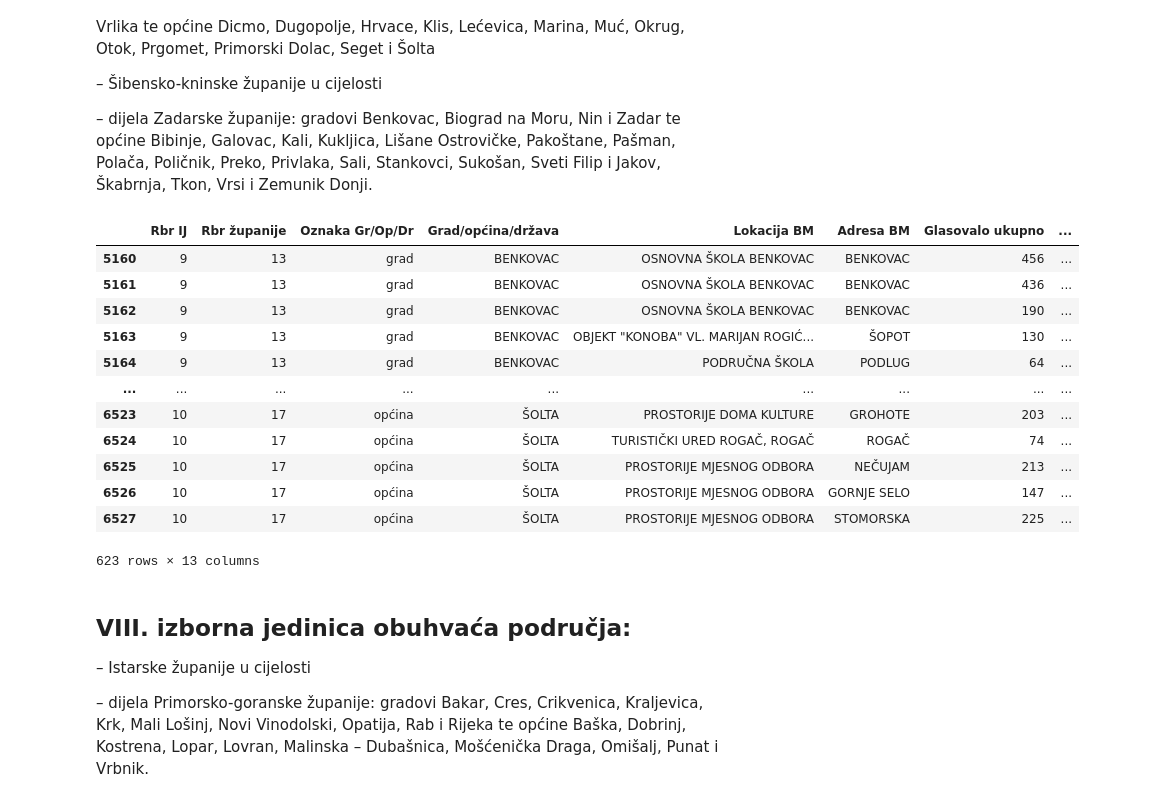
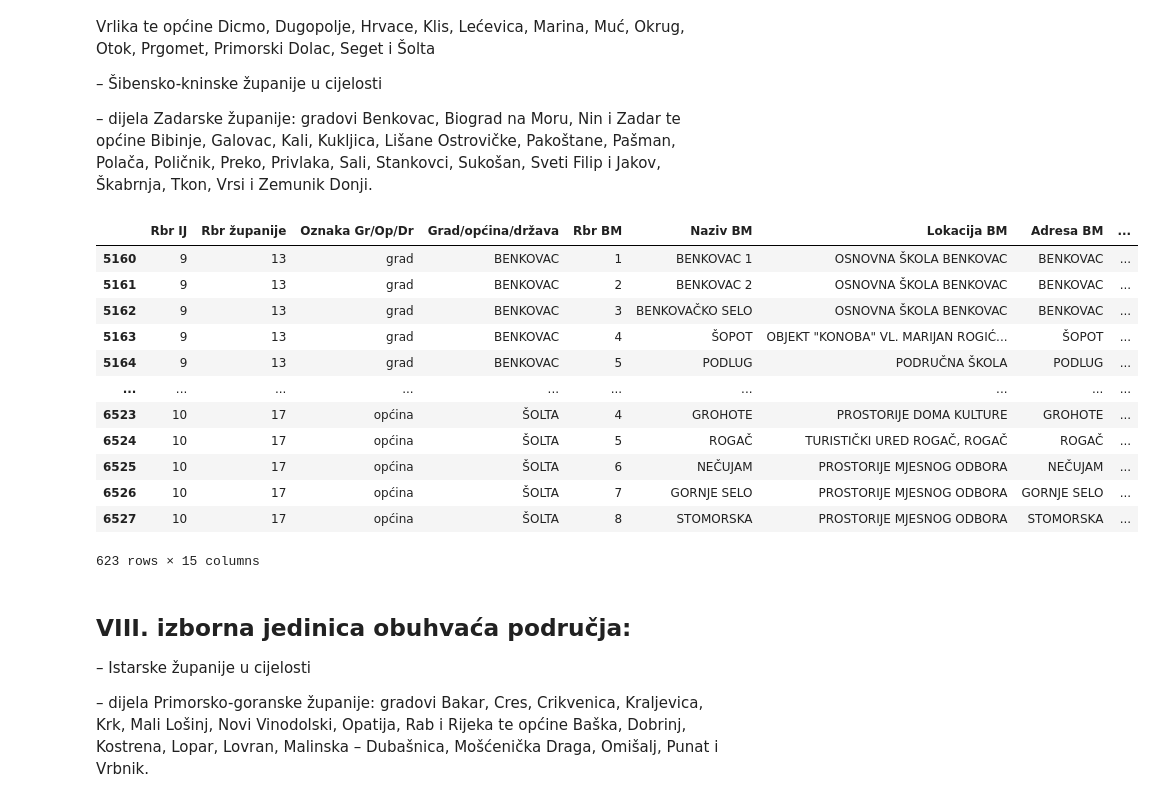
Before and after one commit to anaterovic/AIElections, a Jupyter notebook: preraspodjela-birackih/preraspodjela.ipynb, the cells around one changed output. Cells and saved outputs as stored; diff of their text form; code cells hidden in the pictures.

```diff
--- a/preraspodjela-birackih/preraspodjela.ipynb
+++ b/preraspodjela-birackih/preraspodjela.ipynb
@@ -4,38 +4,52 @@ from tqdm import tqdm
 from typing import List, Dict
 # %%
 PATH_20 = "../data/previous-elections/rezultati_2020/Excel/" #+ "02_01.xlsx"
+# PATH_16 = "../data/previous-elections/rezultati_2016/Excel/" #+ "001_00.xlsx"
+# PATH_15 = "../data/previous-elections/rezultati_2015/Excel/" #+ "02_01.xlsx"
 
 def get_data_ii(i):
     if i < 10:
         i = "0" + str(i)
     data_20 = pd.DataFrame(pd.read_excel(PATH_20 + "02_"+str(i)+".xlsx"))
-    return data_20
+    # data_16 = pd.DataFrame(pd.read_excel(PATH_16 + "0"+str(i)+"_00.xlsx"))
+    # data_15 = pd.DataFrame(pd.read_excel(PATH_15 + "02_"+str(i)+".xlsx"))
+    return data_20#, data_16, data_15
 
 def get_all_data():
     dataframes_20 = []
+    # dataframes_16 = []
+    # dataframes_15 = []
     id2zupanija = {}
 
     for i in tqdm(range (1,11)):
+        # data_20, data_16, data_15 = get_data_ii(i)
         data_20 = get_data_ii(i)
         #remove first row and last 3 rows
         #data_11 = data_11.iloc[1:-3]
 
-        data_20 = data_20.filter(regex=r"Rbr IJ|Rbr.županije|Županija|Oznaka Gr/Op/Dr|Grad/općina/država|Rbr BM|Naziv BM|Lokacija BM|Adresa BM|^Glasovalo birača \(po listićima\)$|SDP|HDZ|MOST|DOMOVINSKI POKRET|MOŽEMO", axis=1)
+        data_20 = data_20.filter(regex=r"Rbr IJ|Rbr.županije|Županija|Oznaka Gr/Op/Dr|Grad/općina/država|Rbr BM|Naziv BM|Lokacija BM|Adresa BM|^Važeći listići$|SDP|HDZ|MOST|DOMOVINSKI POKRET|MOŽEMO", axis=1)
+        # data_16 = data_16.filter(regex=r"Rbr IJ|Rbr.županije|Županija|Oznaka Gr/Op/Dr|Grad/općina/država|Rbr BM|Naziv BM|Lokacija BM|Adresa BM|^Važeći listići$|SDP|HDZ|MOST", axis=1)
+        # data_15 = data_15.filter(regex=r"Rbr IJ|Rbr.županije|Županija|Oznaka Gr/Op/Dr|Grad/općina/država|Rbr BM|Naziv BM|Lokacija BM|Adresa BM|^Važeći listići$|SDP|HDZ|MOST", axis=1)
 
-        data_20.columns = ["Rbr IJ", "Rbr županije", "Županija", "Oznaka Gr/Op/Dr", "Grad/općina/država", "Rbr BM", "Naziv BM", "Lokacija BM", "Adresa BM","Glasovalo ukupno","MOST", "MOŽEMO", "DP", "HDZ", "SDP"]
+        data_20.columns = ["Rbr IJ", "Rbr županije", "Županija", "Oznaka Gr/Op/Dr", "Grad/općina/država", "Rbr BM", "Naziv BM", "Lokacija BM", "Adresa BM", "Glasovalo ukupno","MOST", "MOŽEMO", "DP", "HDZ", "SDP"]
+        # data_16.columns = ["Rbr IJ", "Rbr županije", "Županija", "Oznaka Gr/Op/Dr", "Grad/općina/država", "Rbr BM", "Naziv BM", "Lokacija BM", "Adresa BM", "Glasovalo ukupno","MOST", "HDZ", "SDP"]
+        # data_15.columns = ["Rbr IJ", "Rbr županije", "Županija", "Oznaka Gr/Op/Dr", "Grad/općina/država", "Rbr BM", "Naziv BM", "Lokacija BM", "Adresa BM", "Glasovalo ukupno","MOST", "HDZ", "SDP"]
 
         id2zupanija.update(dict(zip(data_20["Rbr županije"], data_20["Županija"])))
-        data_20.drop("Županija", axis=1, inplace=True)
 
+        # for df in [data_20, data_16, data_15]:
         for df in [data_20]:
-            df["Adresa BM"] = df["Adresa BM"]
+            df.drop("Županija", axis=1, inplace=True)
             df["BM"] = df["Rbr BM"].astype(int).astype(str) + " " + df["Naziv BM"]
-            df.drop("Naziv BM", axis=1, inplace=True)
-            df.drop("Rbr BM", axis=1, inplace=True)
 
 
         dataframes_20.append(data_20)
+        # dataframes_16.append(data_16)
+        # dataframes_15.append(data_15)
 
     data_20 = pd.concat(dataframes_20).reset_index(drop=True)
+    # data_16 = pd.concat(dataframes_16).reset_index(drop=True)
+    # data_15 = pd.concat(dataframes_15).reset_index(drop=True)
+    # return data_20, data_16, data_15, id2zupanija
     return data_20, id2zupanija
 # %%
@@ -85,6 +100,8 @@ def create_izborna_jedinica(df: pd.DataFrame, zupanije: List[str], zup2gradovi_o
             if grad_opcina not in found_matches:
                 print(f"Could not find match for {grad_opcina} ({id2zupanija[zupanija_id]})")
     return pd.DataFrame(rows)
+# %%
+data_ij: Dict[str, pd.DataFrame] = {}
 # %% [markdown]
 ## X. izborna jedinica obuhvaća područja:
 
@@ -100,5 +117,6 @@ zup2gradovi_opcine = {
 }
 
 data_10 = create_izborna_jedinica(data_20, zupanije, zup2gradovi_opcine)
+data_ij[10] = data_10
 data_10
 # %% [output]
@@ -126,37 +144,38 @@ data_10
 # %%
 # IX. izborna jedinica obuhvaća područja:
 
 # – dijela Splitsko-dalmatinske županije: gradovi Kaštela, Sinj, Solin, Trilj, Trogir i Vrlika te općine Dicmo, Dugopolje, Hrvace, Klis, Lećevica, Marina, Muć, Okrug, Otok, Prgomet, Primorski Dolac, Seget i Šolta
 
 # – Šibensko-kninske županije u cijelosti
 
 # – dijela Zadarske županije: gradovi Benkovac, Biograd na Moru, Nin i Zadar te općine Bibinje, Galovac, Kali, Kukljica, Lišane Ostrovičke, Pakoštane, Pašman, Polača, Poličnik, Preko, Privlaka, Sali, Stankovci, Sukošan, Sveti Filip i Jakov, Škabrnja, Tkon, Vrsi i Zemunik Donji.
 
 zupanije = ["ŠIBENSKO-KNINSKA ŽUPANIJA"]
 zup2gradovi_opcine = {
     "SPLITSKO-DALMATINSKA ŽUPANIJA": [
         "Kaštela", "Sinj", "Solin", "Trilj", "Trogir", "Vrlika", "Dicmo", "Dugopolje", "Hrvace", "Klis", "Lećevica", "Marina", "Muć", "Okrug", "Otok", "Prgomet", "Primorski Dolac", "Seget", "Šolta"
     ],
     "ZADARSKA ŽUPANIJA": [
         "Benkovac", "Biograd na Moru", "Nin", "Zadar", "Bibinje", "Galovac", "Kali", "Kukljica", "Lišane Ostrovičke", "Pakoštane", "Pašman", "Polača", "Poličnik", "Preko", "Privlaka", "Sali", "Stankovci", "Sukošan", "Sveti Filip i Jakov", "Škabrnja", "Tkon", "Vrsi", "Zemunik Donji"
     ]
 }
 data_9 = create_izborna_jedinica(data_20, zupanije, zup2gradovi_opcine)
+data_ij[9] = data_9
 data_9
 # %% [output]
-|  | Rbr IJ | Rbr županije | Oznaka Gr/Op/Dr | Grad/općina/država | Lokacija BM | Adresa BM | Glasovalo ukupno | ... |
-| 5160 | 9 | 13 | grad | BENKOVAC | OSNOVNA ŠKOLA BENKOVAC | BENKOVAC | 456 | ... |
-| 5161 | 9 | 13 | grad | BENKOVAC | OSNOVNA ŠKOLA BENKOVAC | BENKOVAC | 436 | ... |
-| 5162 | 9 | 13 | grad | BENKOVAC | OSNOVNA ŠKOLA BENKOVAC | BENKOVAC | 190 | ... |
-| 5163 | 9 | 13 | grad | BENKOVAC | OBJEKT "KONOBA" VL. MARIJAN ROGIĆ... | ŠOPOT | 130 | ... |
-| 5164 | 9 | 13 | grad | BENKOVAC | PODRUČNA ŠKOLA | PODLUG | 64 | ... |
-| ... | ... | ... | ... | ... | ... | ... | ... | ... |
-| 6523 | 10 | 17 | općina | ŠOLTA | PROSTORIJE DOMA KULTURE | GROHOTE | 203 | ... |
-| 6524 | 10 | 17 | općina | ŠOLTA | TURISTIČKI URED ROGAČ, ROGAČ | ROGAČ | 74 | ... |
-| 6525 | 10 | 17 | općina | ŠOLTA | PROSTORIJE MJESNOG ODBORA | NEČUJAM | 213 | ... |
-| 6526 | 10 | 17 | općina | ŠOLTA | PROSTORIJE MJESNOG ODBORA | GORNJE SELO | 147 | ... |
-| 6527 | 10 | 17 | općina | ŠOLTA | PROSTORIJE MJESNOG ODBORA | STOMORSKA | 225 | ... |
+|  | Rbr IJ | Rbr županije | Oznaka Gr/Op/Dr | Grad/općina/država | Rbr BM | Naziv BM | Lokacija BM | Adresa BM | ... |
+| 5160 | 9 | 13 | grad | BENKOVAC | 1 | BENKOVAC 1 | OSNOVNA ŠKOLA BENKOVAC | BENKOVAC | ... |
+| 5161 | 9 | 13 | grad | BENKOVAC | 2 | BENKOVAC 2 | OSNOVNA ŠKOLA BENKOVAC | BENKOVAC | ... |
+| 5162 | 9 | 13 | grad | BENKOVAC | 3 | BENKOVAČKO SELO | OSNOVNA ŠKOLA BENKOVAC | BENKOVAC | ... |
+| 5163 | 9 | 13 | grad | BENKOVAC | 4 | ŠOPOT | OBJEKT "KONOBA" VL. MARIJAN ROGIĆ... | ŠOPOT | ... |
+| 5164 | 9 | 13 | grad | BENKOVAC | 5 | PODLUG | PODRUČNA ŠKOLA | PODLUG | ... |
+| ... | ... | ... | ... | ... | ... | ... | ... | ... | ... |
+| 6523 | 10 | 17 | općina | ŠOLTA | 4 | GROHOTE | PROSTORIJE DOMA KULTURE | GROHOTE | ... |
+| 6524 | 10 | 17 | općina | ŠOLTA | 5 | ROGAČ | TURISTIČKI URED ROGAČ, ROGAČ | ROGAČ | ... |
+| 6525 | 10 | 17 | općina | ŠOLTA | 6 | NEČUJAM | PROSTORIJE MJESNOG ODBORA | NEČUJAM | ... |
+| 6526 | 10 | 17 | općina | ŠOLTA | 7 | GORNJE SELO | PROSTORIJE MJESNOG ODBORA | GORNJE SELO | ... |
+| 6527 | 10 | 17 | općina | ŠOLTA | 8 | STOMORSKA | PROSTORIJE MJESNOG ODBORA | STOMORSKA | ... |
-623 rows × 13 columns
+623 rows × 15 columns
 # %% [markdown]
 ## VIII. izborna jedinica obuhvaća područja:
 
```
Also changed, not shown: parts of 21 cells of this notebook.
